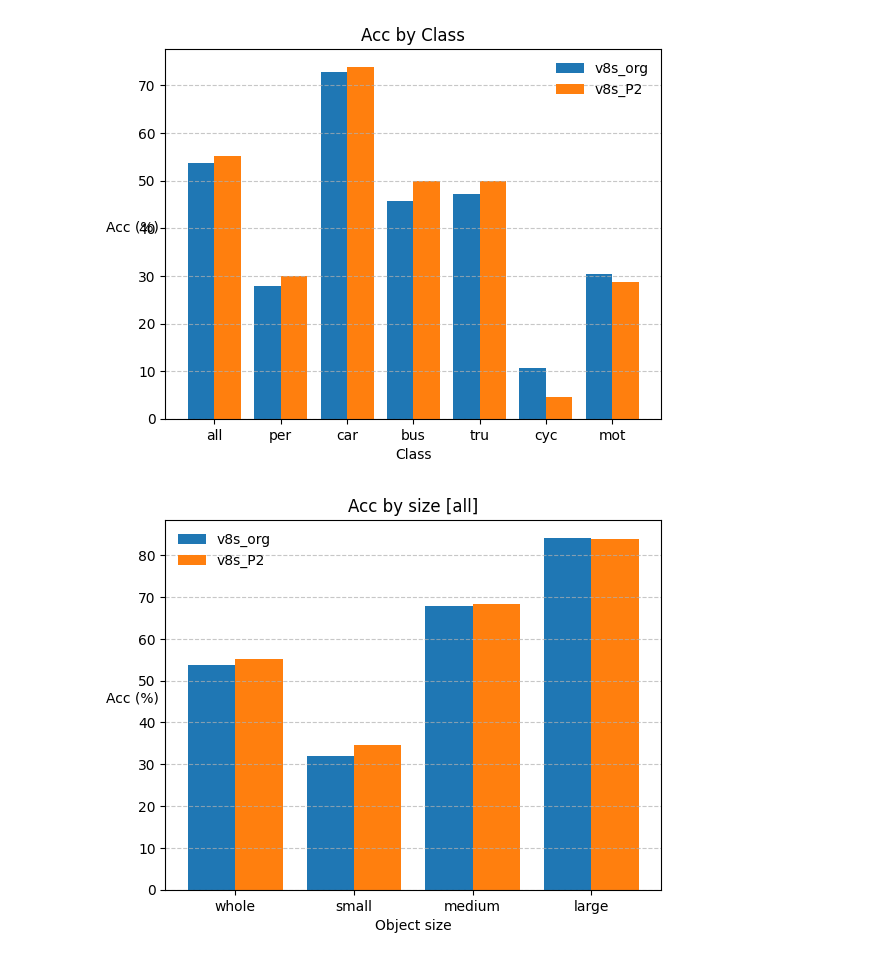
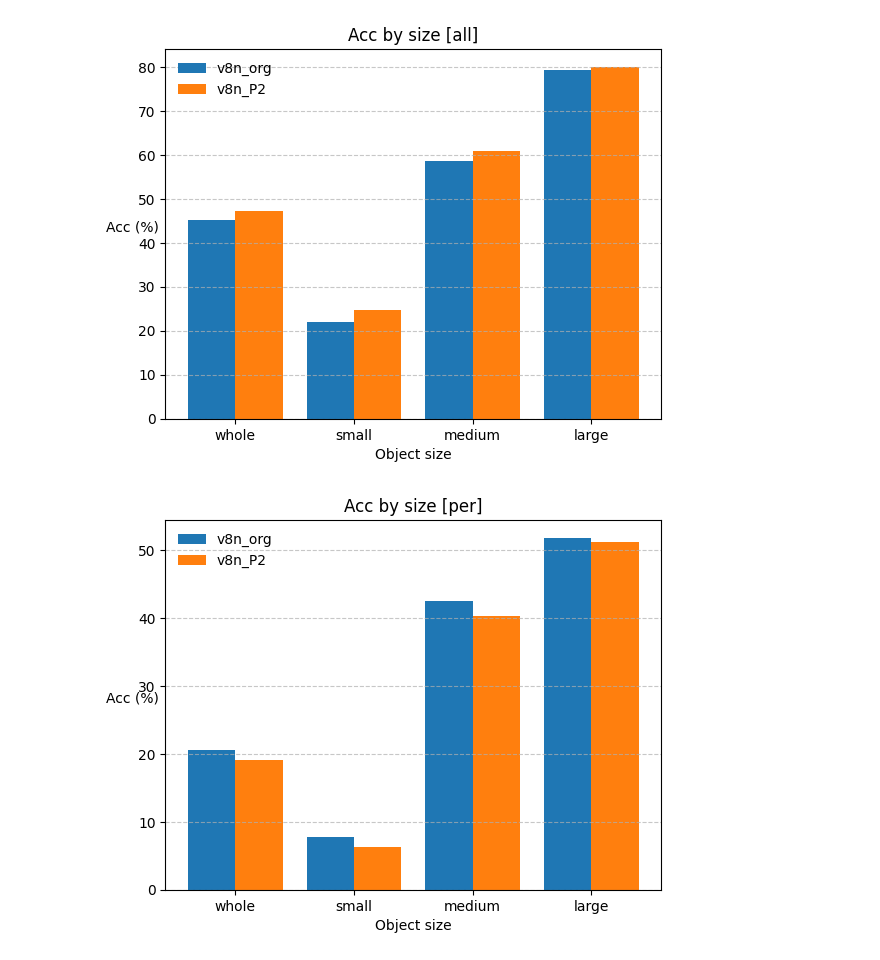
Before and after one commit to Lee-chan-hyeok/Nextchip_Autonomous_Driving_Contest, a Jupyter notebook: analysing/bbox/df_analysys_sechan.ipynb, the cells around one changed output. Saved outputs shown, nothing was run; the diff lists cells and outputs as text; code cells hidden in the pictures.

```diff
--- a/analysing/bbox/df_analysys_sechan.ipynb
+++ b/analysing/bbox/df_analysys_sechan.ipynb
@@ -21,36 +21,38 @@ cls_dict = {0: 'per',
             5: 'mot'}
 # %%
 csv_list = [
-            '1.2_P2/v8s_org_t',
-            '1.2_P2/v8s_P2_t',
+            '1.2_P2/v8n_org_t',
+            '1.2_P2/v8n_P2_t',
+            # '1.2_P2/v8s_org_t',
+            # '1.2_P2/v8s_P2_t',
             # '1.3_Bt/v5n_6886_ta',
             # '2.1_QE/v8n_b5n8_4664_ta',
             # '2.1_QE/v8n_b5n8_6886_ta',
 
             # '1.3_Bt/v8n_2442_ta',
             # '1.3_Bt/v8n_4664_ta',
             # '1.3_Bt/v8n_6886_ta',
             # '2.1_QE/v5n_b8n5_4664_ta',
             # '2.1_QE/v5n_b8n5_6886_ta',
 
             # '1.2_P2/v8n_P2_t',
             # '2.2_nP2_c2f_c3_c3g/nP2_B8-c-c2f_N8-SF-c-c3_t',
             # '2.2_nP2_c2f_c3_c3g/nP2_B8-c-c2f_N8-SF-c-c3g_t',
             # '2.2_nP2_c2f_c3_c3g/nP2_B8-c-c2f_N8-SF-gc-c2f_t',
             # '2.2_nP2_c2f_c3_c3g/nP2_B8-c-c2f_N8-SF-gc-c3_t',
             # '2.2_nP2_c2f_c3_c3g/nP2_B8-c-c2f_N8-SF-gc-c3g_t',
 
             # '1.4_P2_Bt/v8s_P2_tv',
             # '2.2_sP2_c2f_c3_c3g/sP2_B8-c-c2f_N8-SF-c-c3_tv',
             # '2.2_sP2_c2f_c3_c3g/sP2_B8-c-c2f_N8-SF-c-c3g_tv',
             # '2.2_sP2_c2f_c3_c3g/sP2_B8-c-c2f_N8-SF-gc-c2f_tv',
             # '2.2_sP2_c2f_c3_c3g/sP2_B8-c-c2f_N8-SF-gc-c3_tv',
             # '2.2_sP2_c2f_c3_c3g/sP2_B8-c-c2f_N8-SF-gc-c3g_tv',
 
             ]
 
-method_graph.acc_graph_by_csv_list(csv_list)
-method_graph.size_acc_graph_by_csv_list(csv_list)
+# method_graph.acc_graph_by_csv_list(csv_list)
+method_graph.size_acc_graph_by_csv_list(csv_list, obj_num=4)
 # %% [output]
-[figure, old version]
+[figure, new version]
-[figure, old version]
+[figure, new version]
```
Also changed, not shown: parts of 1 cell of this notebook, 7 other files.
